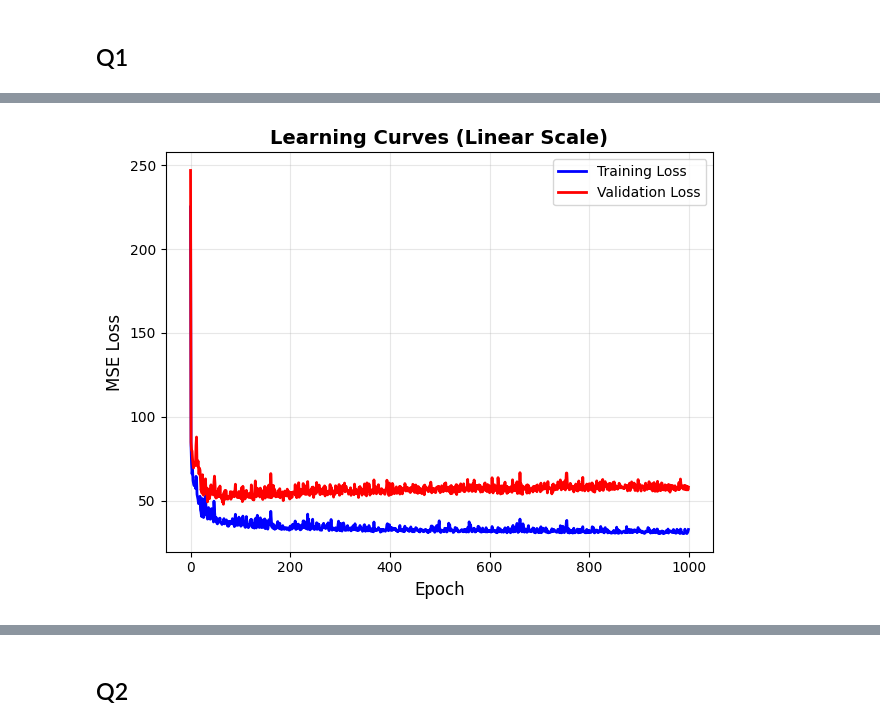
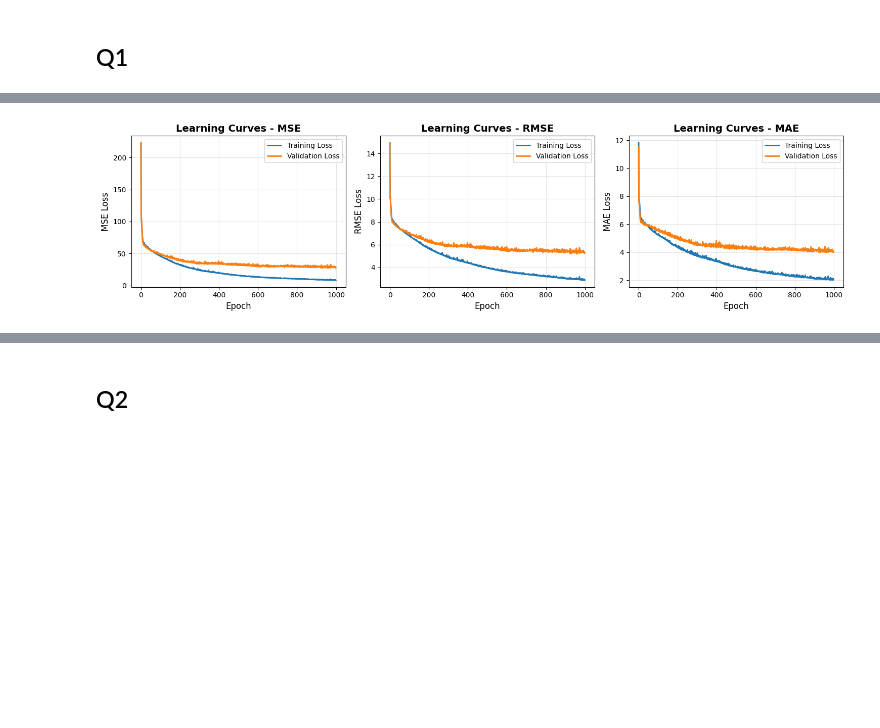
Before and after one commit to erikbayerlein/machine-learning, a Jupyter notebook: lists/L4/L4.ipynb, the cells around one changed output, grey strips where cells are left out. Cells and saved outputs as stored; diff of their text form; code cells hidden in the pictures; blank space fills up the shorter version.

```diff
--- a/lists/L4/L4.ipynb
+++ b/lists/L4/L4.ipynb
@@ -19,6 +20,13 @@ def sigmoid(x):
 
 def sigmoid_derivative(x):
     return x * (1 - x)
+# %%
+def softmax(x):
+    exp_x = np.exp(x - np.max(x, axis=1, keepdims=True))
+    return exp_x / np.sum(exp_x, axis=1, keepdims=True)
+
+def softmax_derivative(x):
+    return x * (1 - x)
 # %%
 def mse_loss(y_true, y_pred):
     return np.mean((y_true - y_pred) ** 2)
@@ -193,8 +253,8 @@ X_test = scaler.transform(X_test)
 mlp = MLP(
     max_iter=1000,
     activation='sigmoid',
-    hidden_layers=[10],
-    learning_rate=0.01,
+    hidden_layers=[50],
+    learning_rate=0.001,
     momentum=0.9,
     batch_size=32
 )
@@ -246,20 +306,40 @@ Final Test Loss: 74.459404
 # %%
-plt.figure(figsize=(12, 5))
+plt.figure(figsize=(15, 4))
 
-# Plot 2: Training and Validation Loss (Linear Scale)
-plt.subplot(1, 2, 2)
-plt.plot(mlp.loss_history, label='Training Loss', linewidth=2, color='blue')
-plt.plot(mlp.val_loss_history, label='Validation Loss', linewidth=2, color='red')
-plt.title('Learning Curves (Linear Scale)', fontsize=14, fontweight='bold')
+# MSE plot
+plt.subplot(1, 3, 1)
+plt.plot(mlp.loss_history_mse, label='Training Loss', linewidth=2)
+plt.plot(mlp.val_loss_history_mse, label='Validation Loss', linewidth=2)
+plt.title('Learning Curves - MSE', fontsize=14, fontweight='bold')
 plt.xlabel('Epoch', fontsize=12)
 plt.ylabel('MSE Loss', fontsize=12)
 plt.legend()
 plt.grid(True, alpha=0.3)
 
+# RMSE plot
+plt.subplot(1, 3, 2)
+plt.plot(mlp.loss_history_rmse, label='Training Loss', linewidth=2)
+plt.plot(mlp.val_loss_history_rmse, label='Validation Loss', linewidth=2)
+plt.title('Learning Curves - RMSE', fontsize=14, fontweight='bold')
+plt.xlabel('Epoch', fontsize=12)
+plt.ylabel('RMSE Loss', fontsize=12)
+plt.legend()
+plt.grid(True, alpha=0.3)
+
+# MAE plot
+plt.subplot(1, 3, 3)
+plt.plot(mlp.loss_history_mae, label='Training Loss', linewidth=2)
+plt.plot(mlp.val_loss_history_mae, label='Validation Loss', linewidth=2)
+plt.title('Learning Curves - MAE', fontsize=14, fontweight='bold')
+plt.xlabel('Epoch', fontsize=12)
+plt.ylabel('MAE Loss', fontsize=12)
+plt.legend()
+plt.grid(True, alpha=0.3)
+
 plt.tight_layout()
 plt.show()
 # %% [output]
-[figure, old version]
+[figure, new version]
 # %%
 rmse_train = rmse(Y_train, train_predictions)
 rmse_val = rmse(Y_val, val_predictions)
```
Also changed, not shown: parts of 17 cells of this notebook, 1 other file.
